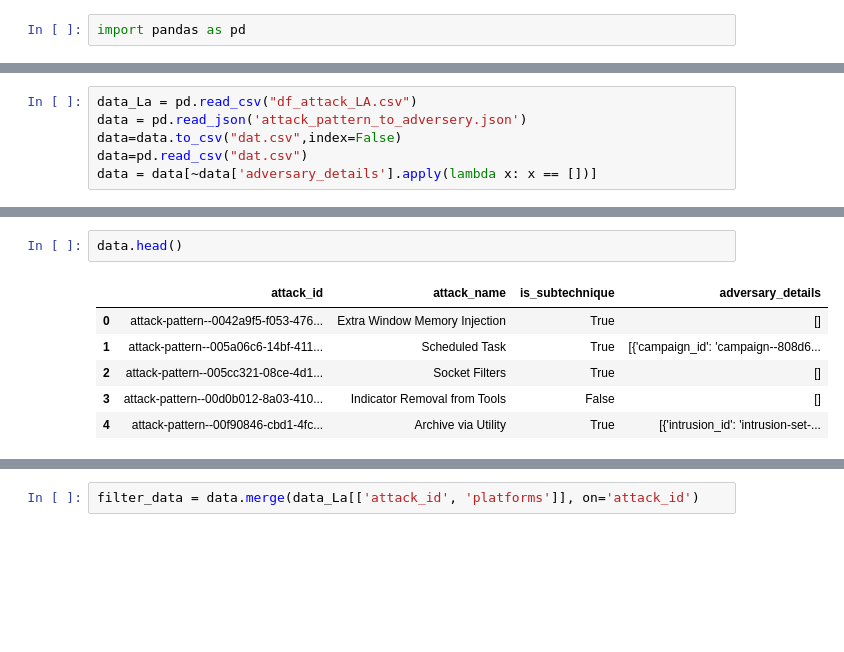
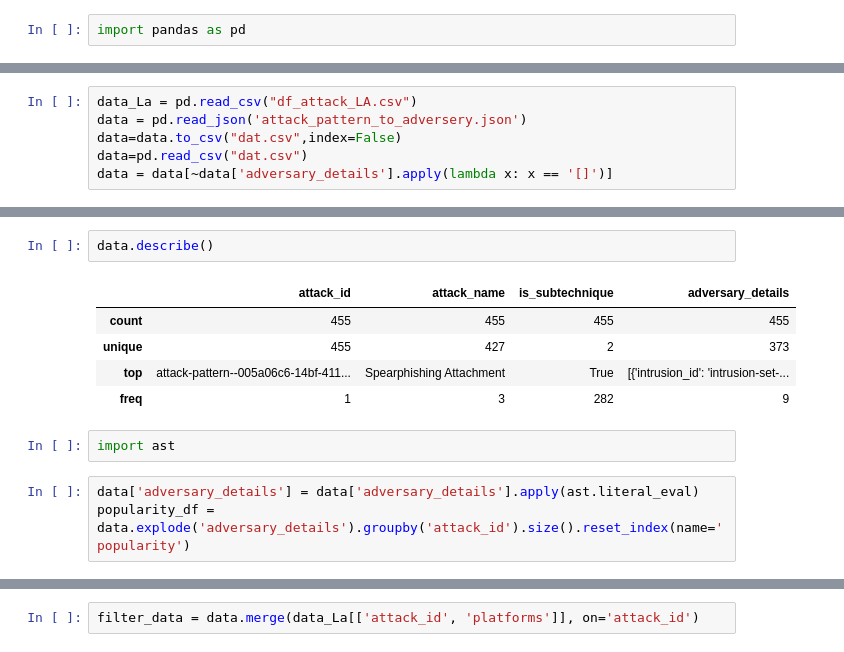
Before and after one commit to MOHAMMAD-UMAIR/ESP, a Jupyter notebook: test.ipynb, the cells around one changed output, grey strips where cells are left out. Drawn from its saved outputs; the diff is of its cells as text; blank space fills up the shorter version.

```diff
--- a/test.ipynb
+++ b/test.ipynb
@@ -5,4 +117,4 @@ data_La = pd.read_csv("df_attack_LA.csv")
 data = pd.read_json('attack_pattern_to_adversery.json')
 data=data.to_csv("dat.csv",index=False)
 data=pd.read_csv("dat.csv")
-data = data[~data['adversary_details'].apply(lambda x: x == [])]
+data = data[~data['adversary_details'].apply(lambda x: x == '[]')]
@@ -18,9 +121,13 @@ data_La.head()
 # %%
-data.head()
+data.describe()
 # %% [output]
 |  | attack_id | attack_name | is_subtechnique | adversary_details |
-| 0 | attack-pattern--0042a9f5-f053-476... | Extra Window Memory Injection | True | [] |
-| 1 | attack-pattern--005a06c6-14bf-411... | Scheduled Task | True | [{'campaign_id': 'campaign--808d6... |
-| 2 | attack-pattern--005cc321-08ce-4d1... | Socket Filters | True | [] |
-| 3 | attack-pattern--00d0b012-8a03-410... | Indicator Removal from Tools | False | [] |
-| 4 | attack-pattern--00f90846-cbd1-4fc... | Archive via Utility | True | [{'intrusion_id': 'intrusion-set-... |
+| count | 455 | 455 | 455 | 455 |
+| unique | 455 | 427 | 2 | 373 |
+| top | attack-pattern--005a06c6-14bf-411... | Spearphishing Attachment | True | [{'intrusion_id': 'intrusion-set-... |
+| freq | 1 | 3 | 282 | 9 |
+# %%
+import ast
+# %%
+data['adversary_details'] = data['adversary_details'].apply(ast.literal_eval)
+popularity_df = data.explode('adversary_details').groupby('attack_id').size().reset_index(name='popularity')
```
Also changed, not shown: parts of 27 cells of this notebook, 16 other files.
